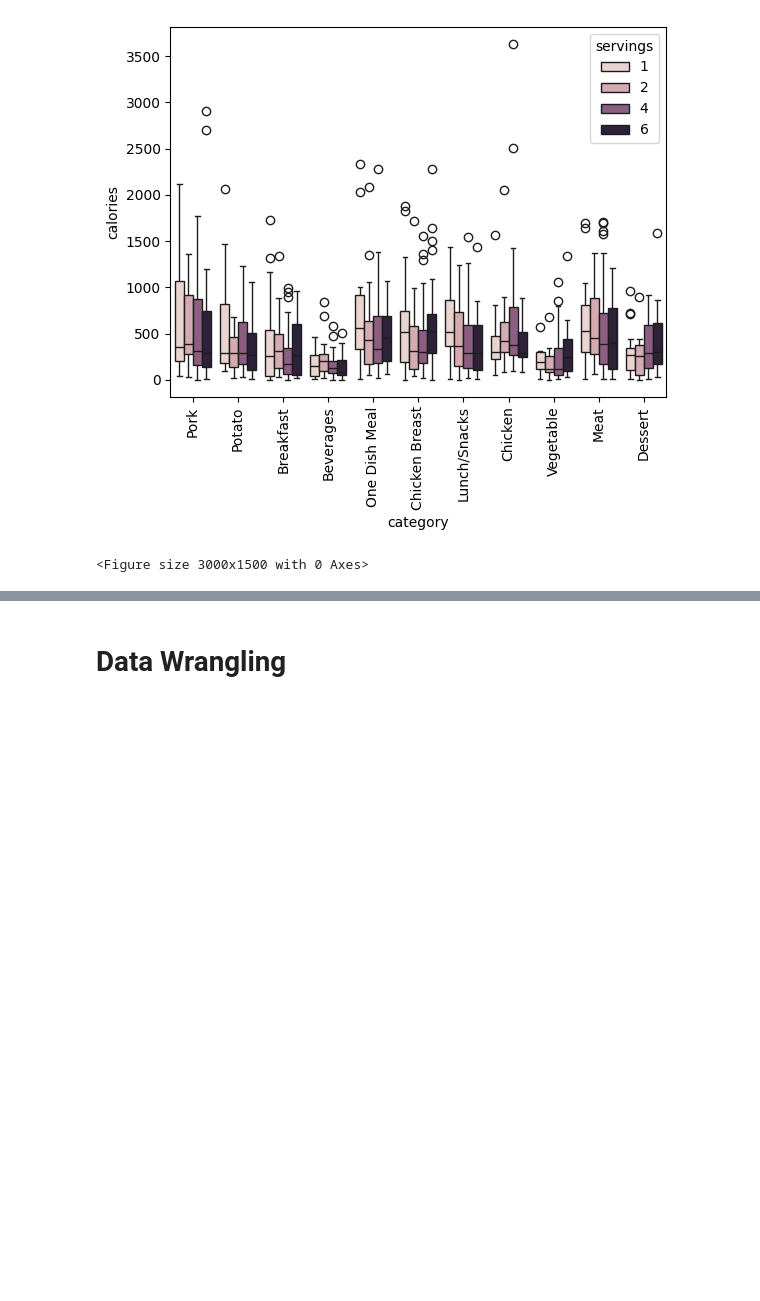
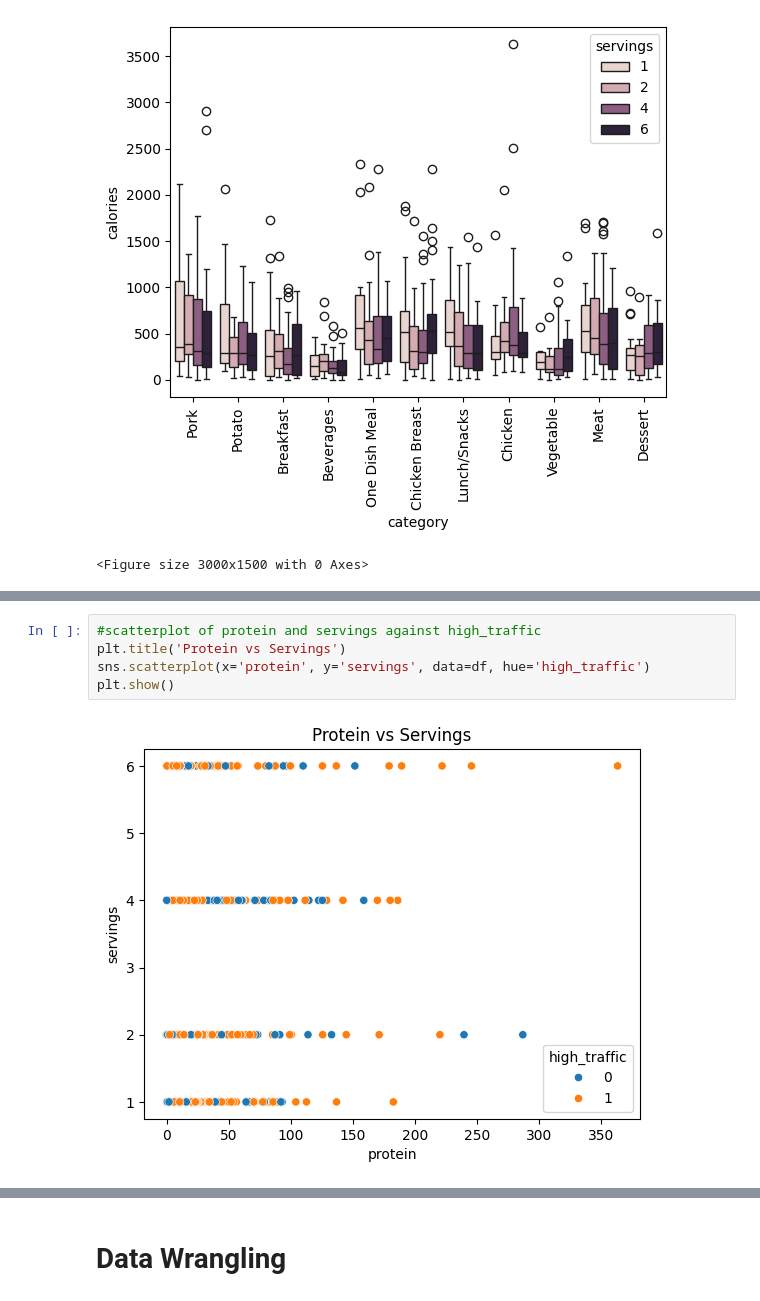
Before and after one commit to callysthenes/recipe_site_traffic, a Jupyter notebook: recipe_site_traffic.ipynb, the cells around one changed output, grey strips where cells are left out. Cells and saved outputs as stored; diff of their text form; blank space fills up the shorter version.

```diff
--- a/recipe_site_traffic.ipynb
+++ b/recipe_site_traffic.ipynb
@@ -363,0 +418,7 @@ plt.figure(figsize=(30,15))
+# %%
+#scatterplot of protein and servings against high_traffic
+plt.title('Protein vs Servings')
+sns.scatterplot(x='protein', y='servings', data=df, hue='high_traffic')
+plt.show()
+# %% [output]
+[figure, added]
```
Also changed, not shown: parts of 54 cells of this notebook.
